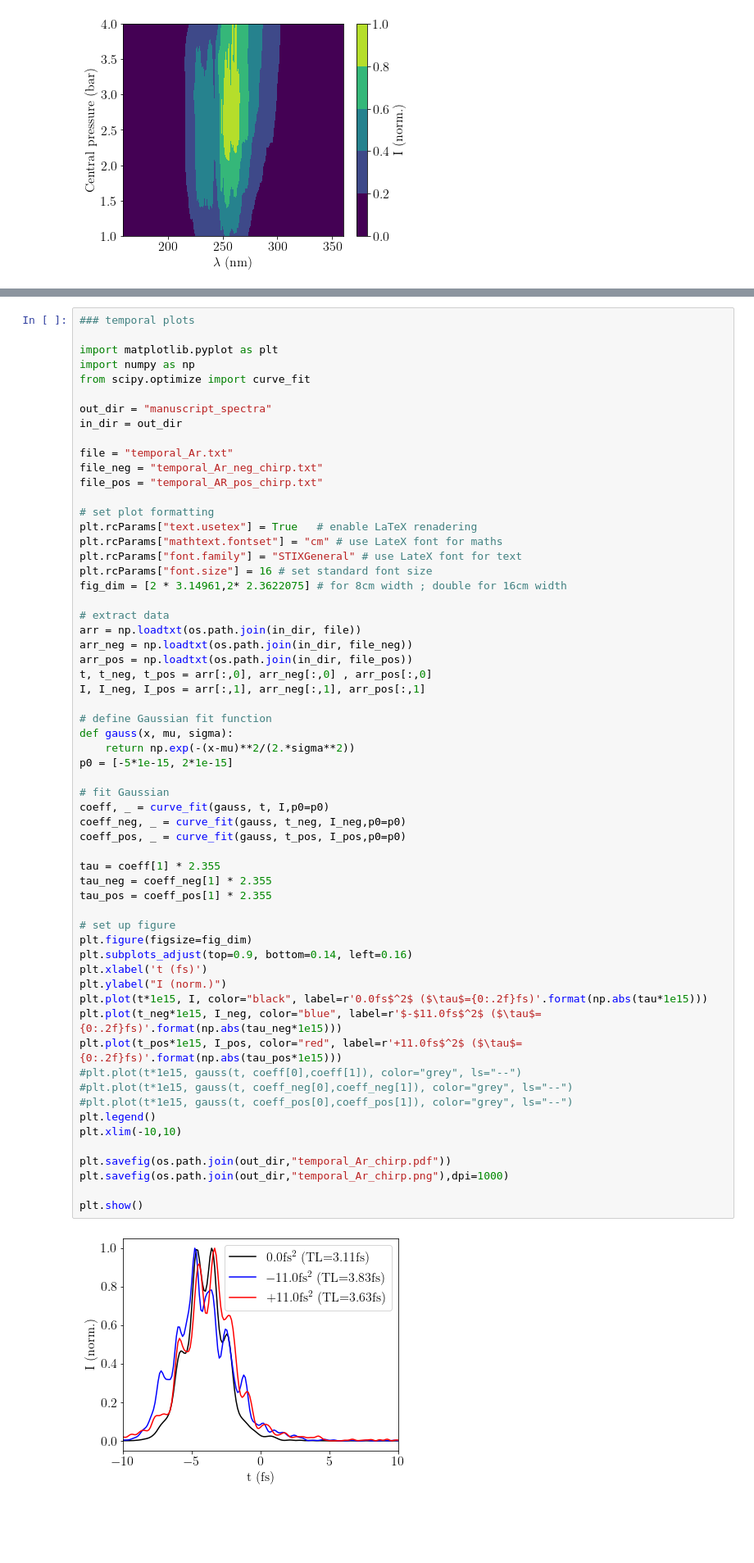
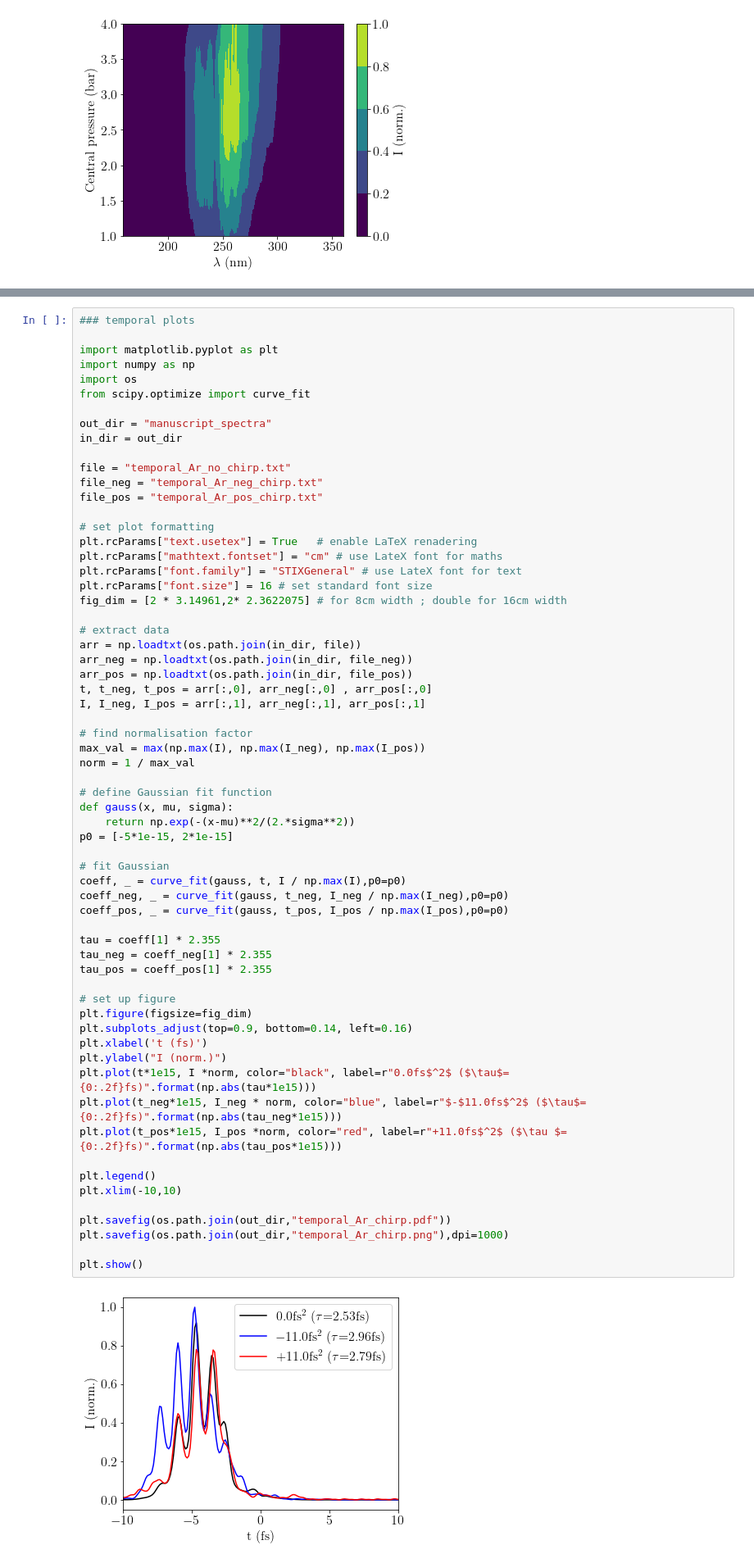
Before and after one commit to david-f-amorim/Simulating-THG-of-few-femtosecond-pulses-in-a-noble-gas-, a Jupyter notebook: various_tools.ipynb, the cells around one changed output, grey strips where cells are left out. Shown at 82% size. Saved outputs shown, nothing was run; the diff lists cells and outputs as text; blank space fills up the shorter version.

Commit message:
fixed report and PP plots

```diff
--- a/various_tools.ipynb
+++ b/various_tools.ipynb
@@ -307,14 +307,15 @@ plt.show()
 
 import matplotlib.pyplot as plt
 import numpy as np
+import os
 from scipy.optimize import curve_fit
 
 out_dir = "manuscript_spectra"
 in_dir = out_dir
 
-file = "temporal_Ar.txt"
+file = "temporal_Ar_no_chirp.txt"
 file_neg = "temporal_Ar_neg_chirp.txt"
-file_pos = "temporal_AR_pos_chirp.txt"
+file_pos = "temporal_Ar_pos_chirp.txt"
 
 # set plot formatting
 plt.rcParams["text.usetex"] = True   # enable LaTeX renadering
@@ -327,40 +328,42 @@ fig_dim = [2 * 3.14961,2* 2.3622075] # for 8cm width ; double for 16cm width
 arr = np.loadtxt(os.path.join(in_dir, file))
 arr_neg = np.loadtxt(os.path.join(in_dir, file_neg))
 arr_pos = np.loadtxt(os.path.join(in_dir, file_pos))
 t, t_neg, t_pos = arr[:,0], arr_neg[:,0] , arr_pos[:,0]
 I, I_neg, I_pos = arr[:,1], arr_neg[:,1], arr_pos[:,1]
 
+# find normalisation factor
+max_val = max(np.max(I), np.max(I_neg), np.max(I_pos))
+norm = 1 / max_val
+
 # define Gaussian fit function
 def gauss(x, mu, sigma):
     return np.exp(-(x-mu)**2/(2.*sigma**2))
 p0 = [-5*1e-15, 2*1e-15]
 
 # fit Gaussian
-coeff, _ = curve_fit(gauss, t, I,p0=p0)
-coeff_neg, _ = curve_fit(gauss, t_neg, I_neg,p0=p0)
-coeff_pos, _ = curve_fit(gauss, t_pos, I_pos,p0=p0)
+coeff, _ = curve_fit(gauss, t, I / np.max(I),p0=p0)
+coeff_neg, _ = curve_fit(gauss, t_neg, I_neg / np.max(I_neg),p0=p0)
+coeff_pos, _ = curve_fit(gauss, t_pos, I_pos / np.max(I_pos),p0=p0)
 
 tau = coeff[1] * 2.355
 tau_neg = coeff_neg[1] * 2.355
 tau_pos = coeff_pos[1] * 2.355
 
 # set up figure
 plt.figure(figsize=fig_dim)
 plt.subplots_adjust(top=0.9, bottom=0.14, left=0.16)
 plt.xlabel('t (fs)')
 plt.ylabel("I (norm.)")
-plt.plot(t*1e15, I, color="black", label=r'0.0fs$^2$ ($\tau$={0:.2f}fs)'.format(np.abs(tau*1e15)))
-plt.plot(t_neg*1e15, I_neg, color="blue", label=r'$-$11.0fs$^2$ ($\tau$={0:.2f}fs)'.format(np.abs(tau_neg*1e15)))
-plt.plot(t_pos*1e15, I_pos, color="red", label=r'+11.0fs$^2$ ($\tau$={0:.2f}fs)'.format(np.abs(tau_pos*1e15)))
-#plt.plot(t*1e15, gauss(t, coeff[0],coeff[1]), color="grey", ls="--")
-#plt.plot(t*1e15, gauss(t, coeff_neg[0],coeff_neg[1]), color="grey", ls="--")
-#plt.plot(t*1e15, gauss(t, coeff_pos[0],coeff_pos[1]), color="grey", ls="--")
+plt.plot(t*1e15, I *norm, color="black", label=r"0.0fs$^2$ ($\tau$={0:.2f}fs)".format(np.abs(tau*1e15)))
+plt.plot(t_neg*1e15, I_neg * norm, color="blue", label=r"$-$11.0fs$^2$ ($\tau$={0:.2f}fs)".format(np.abs(tau_neg*1e15)))
+plt.plot(t_pos*1e15, I_pos *norm, color="red", label=r"+11.0fs$^2$ ($\tau $={0:.2f}fs)".format(np.abs(tau_pos*1e15)))
+
 plt.legend()
 plt.xlim(-10,10)
 
 plt.savefig(os.path.join(out_dir,"temporal_Ar_chirp.pdf"))
 plt.savefig(os.path.join(out_dir,"temporal_Ar_chirp.png"),dpi=1000)
 
 plt.show()
 # %% [output]
-[figure, old version]
+[figure, new version]
```
Also changed, not shown: parts of 2 cells of this notebook, 41 other files.
